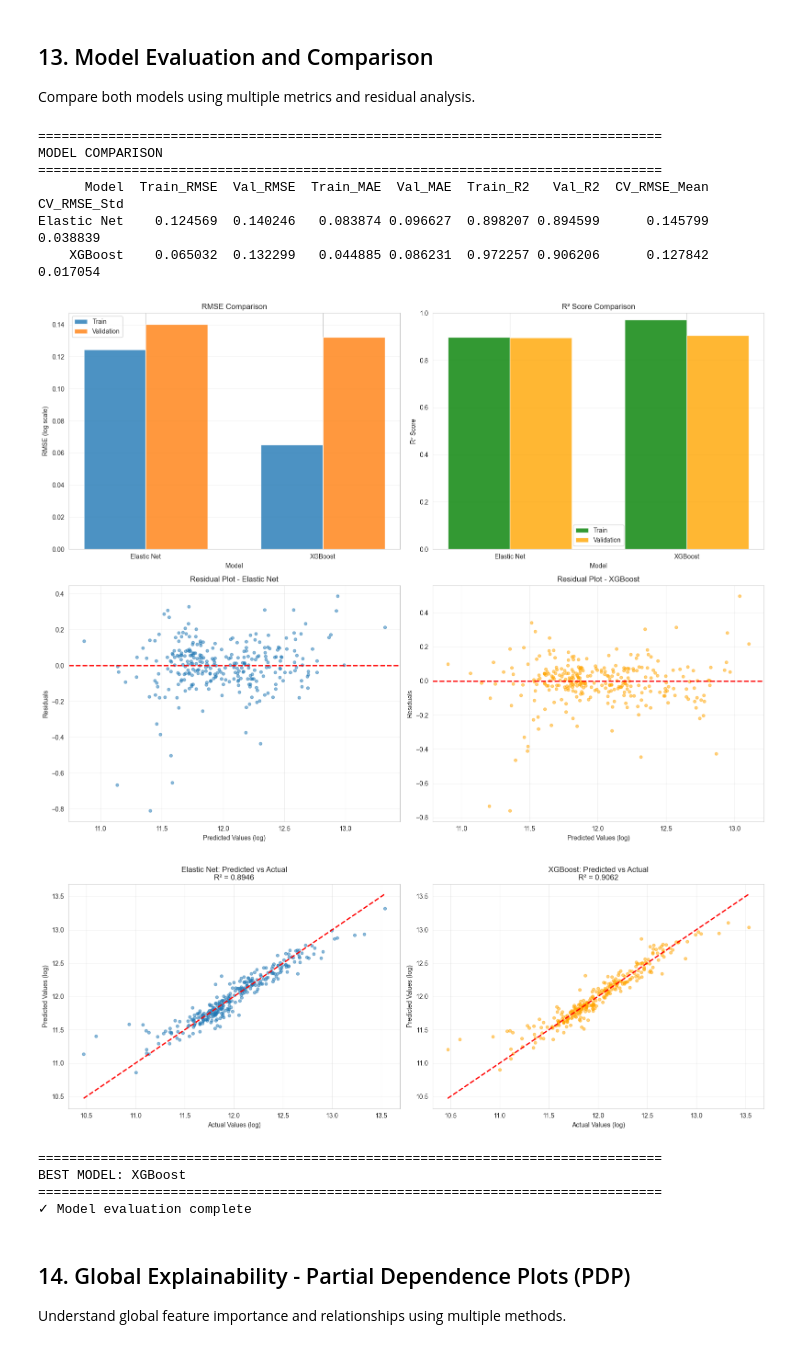
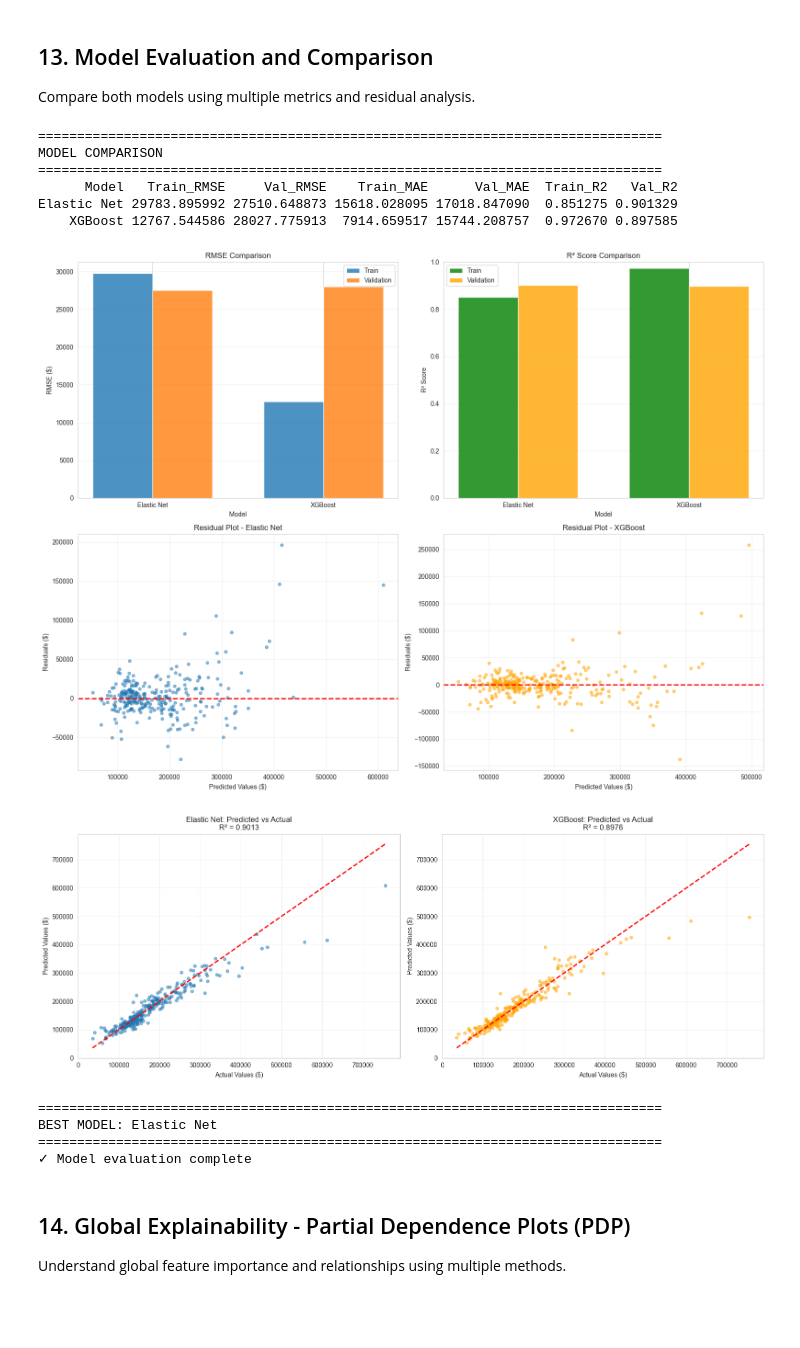
Before and after one commit to hoa2004st/House-Price-in-Ames-Prediction-and-Explaination, a Jupyter notebook: nb2.ipynb, the cells around one changed output. Drawn from its saved outputs; the diff is of its cells as text; code cells hidden in the pictures; blank space fills up the shorter version.

```diff
--- a/nb2.ipynb
+++ b/nb2.ipynb
@@ -457,9 +470,7 @@ comparison_df = pd.DataFrame({
     'Train_MAE': [train_mae_elastic, train_mae_xgb],
     'Val_MAE': [val_mae_elastic, val_mae_xgb],
     'Train_R2': [train_r2_elastic, train_r2_xgb],
-    'Val_R2': [val_r2_elastic, val_r2_xgb],
-    'CV_RMSE_Mean': [cv_rmse_elastic.mean(), cv_rmse_xgb.mean()],
-    'CV_RMSE_Std': [cv_rmse_elastic.std(), cv_rmse_xgb.std()]
+    'Val_R2': [val_r2_elastic, val_r2_xgb]
 })
 
 print("="*80)
@@ -477,7 +488,7 @@ width = 0.35
 ax1.bar(x_pos - width/2, comparison_df['Train_RMSE'], width, label='Train', alpha=0.8)
 ax1.bar(x_pos + width/2, comparison_df['Val_RMSE'], width, label='Validation', alpha=0.8)
 ax1.set_xlabel('Model')
-ax1.set_ylabel('RMSE (log scale)')
+ax1.set_ylabel('RMSE ($)')
 ax1.set_title('RMSE Comparison')
 ax1.set_xticks(x_pos)
 ax1.set_xticklabels(comparison_df['Model'])
@@ -499,68 +510,68 @@ ax2.set_ylim([0, 1])
 
 # 3. Residual Plot - Elastic Net
 ax3 = axes[1, 0]
-residuals_elastic = y_val - y_val_pred_elastic
+residuals_elastic = y_val_actual - y_val_pred_elastic
 ax3.scatter(y_val_pred_elastic, residuals_elastic, alpha=0.5, s=20)
 ax3.axhline(color='r', linestyle='--', linewidth=2)
-ax3.set_xlabel('Predicted Values (log)')
-ax3.set_ylabel('Residuals')
+ax3.set_xlabel('Predicted Values ($)')
+ax3.set_ylabel('Residuals ($)')
 ax3.set_title('Residual Plot - Elastic Net')
 ax3.grid(alpha=0.3)
 
 # 4. Residual Plot - XGBoost
 ax4 = axes[1, 1]
-residuals_xgb = y_val - y_val_pred_xgb
+residuals_xgb = y_val_actual - y_val_pred_xgb
 ax4.scatter(y_val_pred_xgb, residuals_xgb, alpha=0.5, s=20, color='orange')
 ax4.axhline(color='r', linestyle='--', linewidth=2)
-ax4.set_xlabel('Predicted Values (log)')
-ax4.set_ylabel('Residuals')
+ax4.set_xlabel('Predicted Values ($)')
+ax4.set_ylabel('Residuals ($)')
 ax4.set_title('Residual Plot - XGBoost')
 ax4.grid(alpha=0.3)
 
 plt.tight_layout()
 plt.show()
 
 # Predicted vs Actual plots
 fig, axes = plt.subplots(1, 2, figsize=(16, 6))
 
 # Elastic Net
 ax1 = axes[0]
-ax1.scatter(y_val, y_val_pred_elastic, alpha=0.5, s=20)
-ax1.plot([y_val.min(), y_val.max()], [y_val.min(), y_val.max()], 'r--', lw=2)
-ax1.set_xlabel('Actual Values (log)')
-ax1.set_ylabel('Predicted Values (log)')
+ax1.scatter(y_val_actual, y_val_pred_elastic, alpha=0.5, s=20)
+ax1.plot([y_val_actual.min(), y_val_actual.max()], [y_val_actual.min(), y_val_actual.max()], 'r--', lw=2)
+ax1.set_xlabel('Actual Values ($)')
+ax1.set_ylabel('Predicted Values ($)')
 ax1.set_title(f'Elastic Net: Predicted vs Actual\nR² = {val_r2_elastic:.4f}')
 ax1.grid(alpha=0.3)
 
 # XGBoost
 ax2 = axes[1]
-ax2.scatter(y_val, y_val_pred_xgb, alpha=0.5, s=20, color='orange')
-ax2.plot([y_val.min(), y_val.max()], [y_val.min(), y_val.max()], 'r--', lw=2)
-ax2.set_xlabel('Actual Values (log)')
-ax2.set_ylabel('Predicted Values (log)')
+ax2.scatter(y_val_actual, y_val_pred_xgb, alpha=0.5, s=20, color='orange')
+ax2.plot([y_val_actual.min(), y_val_actual.max()], [y_val_actual.min(), y_val_actual.max()], 'r--', lw=2)
+ax2.set_xlabel('Actual Values ($)')
+ax2.set_ylabel('Predicted Values ($)')
 ax2.set_title(f'XGBoost: Predicted vs Actual\nR² = {val_r2_xgb:.4f}')
 ax2.grid(alpha=0.3)
 
 plt.tight_layout()
 plt.show()
 
 # Determine best model
 best_model_name = comparison_df.loc[comparison_df['Val_RMSE'].idxmin(), 'Model']
 print(f"\n{'='*80}")
 print(f"BEST MODEL: {best_model_name}")
 print(f"{'='*80}")
 print(f"✓ Model evaluation complete")
 # %% [output]
 ================================================================================
 MODEL COMPARISON
 ================================================================================
-      Model  Train_RMSE  Val_RMSE  Train_MAE  Val_MAE  Train_R2   Val_R2  CV_RMSE_Mean  CV_RMSE_Std
-Elastic Net    0.124569  0.140246   0.083874 0.096627  0.898207 0.894599      0.145799     0.038839
-    XGBoost    0.065032  0.132299   0.044885 0.086231  0.972257 0.906206      0.127842     0.017054
+      Model   Train_RMSE     Val_RMSE    Train_MAE      Val_MAE  Train_R2   Val_R2
+Elastic Net 29783.895992 27510.648873 15618.028095 17018.847090  0.851275 0.901329
+    XGBoost 12767.544586 28027.775913  7914.659517 15744.208757  0.972670 0.897585
-[figure, old version]
+[figure, new version]
-[figure, old version]
+[figure, new version]
 ================================================================================
-BEST MODEL: XGBoost
+BEST MODEL: Elastic Net
 ================================================================================
 ✓ Model evaluation complete
 # %% [markdown]
```
Also changed, not shown: parts of 7 cells of this notebook, 13 other files.
